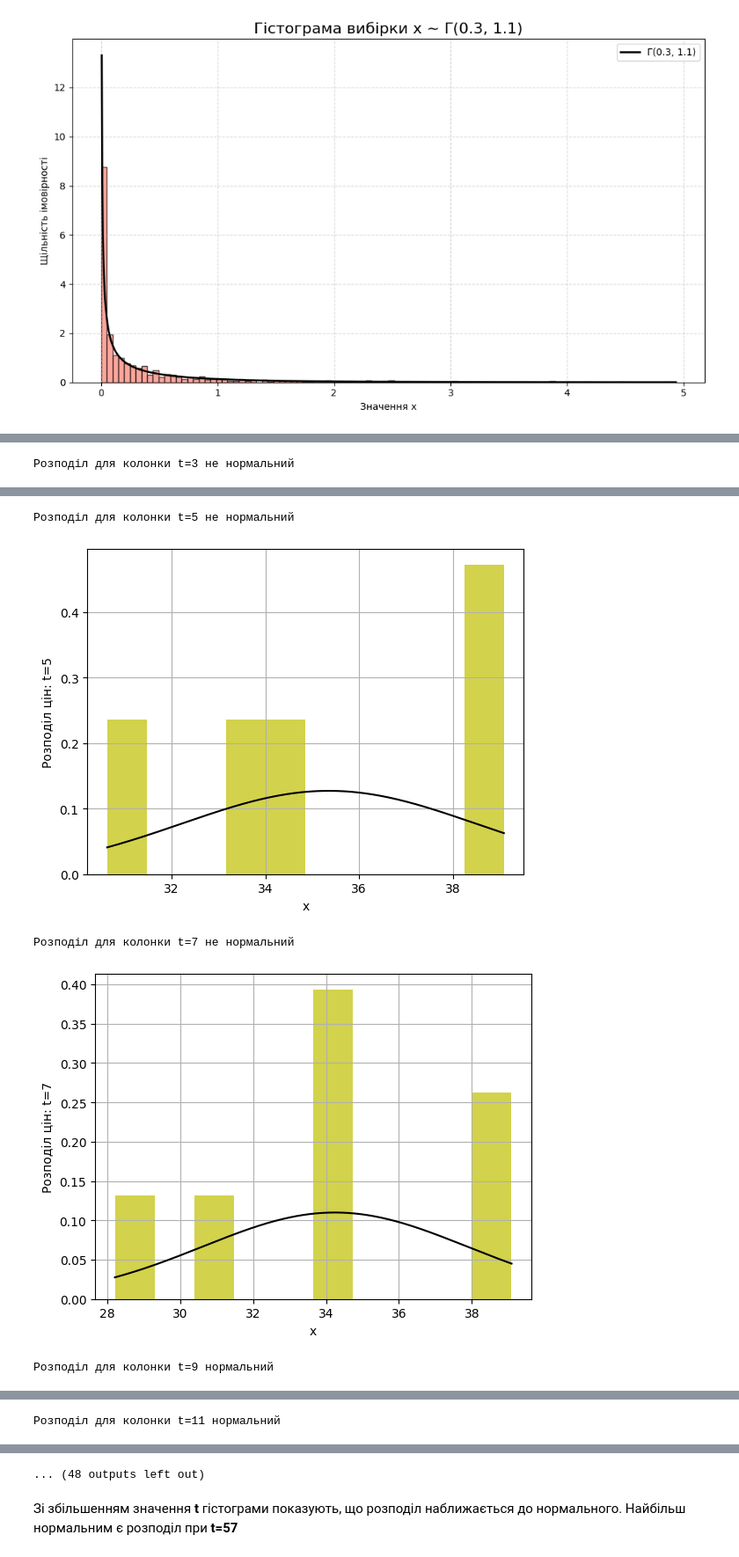
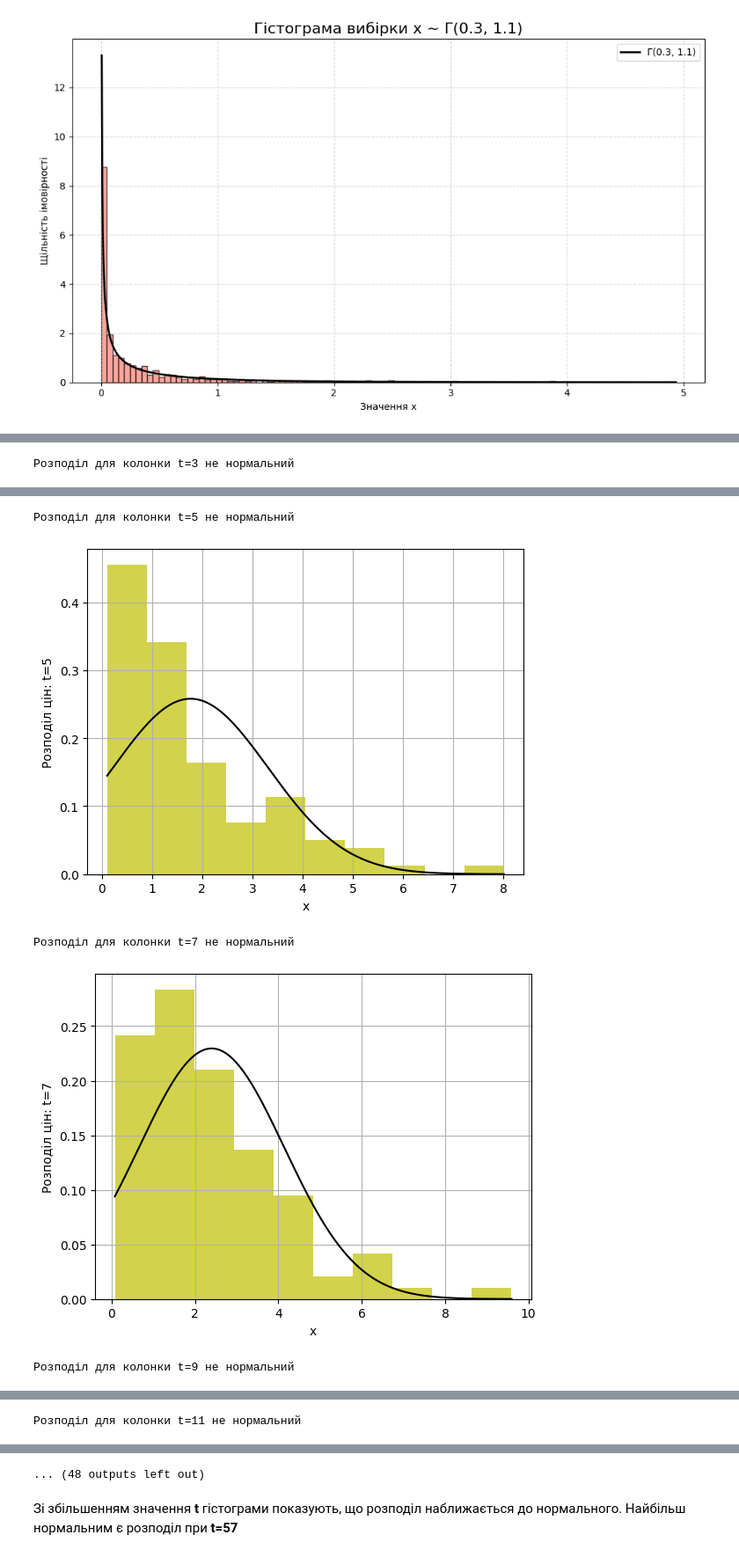
Before and after one commit to kozakHolota/WoolfDataScience, a Jupyter notebook: home_works/math_course/home_work_8/Home_work_8_PavloMryhlotskyi.ipynb, the cells around one changed output, grey strips where cells are left out. Shown at 88% size. Cells and saved outputs as stored; diff of their text form; code cells hidden in the pictures.

```diff
--- a/home_works/math_course/home_work_8/Home_work_8_PavloMryhlotskyi.ipynb
+++ b/home_works/math_course/home_work_8/Home_work_8_PavloMryhlotskyi.ipynb
@@ -45,7 +45,7 @@ from home_work_8 import simulate_n_times, build_distribution_histogramm_check_no
 
 # Необхідно запустити симуляцію n=100 разів для різних значень часу t
 
-simulations_100 = {n: simulate_n_times(n, 100, 0.3, 1.1) for n in range(1, 61, 2)}
+simulations_100 = {t: simulate_n_times(100, t) for t in range(1, 61, 2)}
 
 for ss in simulations_100:
     build_distribution_histogramm_check_normality(simulations_100[ss], ss)
@@ -57,5 +57,5 @@ for ss in simulations_100:
 Розподіл для колонки t=5 не нормальний
-[figure, old version]
+[figure, new version]
 Розподіл для колонки t=7 не нормальний
-[figure, old version]
+[figure, new version]
-Розподіл для колонки t=9 нормальний
+Розподіл для колонки t=9 не нормальний
@@ -63 +63 @@ for ss in simulations_100:
-Розподіл для колонки t=11 нормальний
+Розподіл для колонки t=11 не нормальний
```
Also changed, not shown: parts of 1 cell of this notebook, 1 other file.
